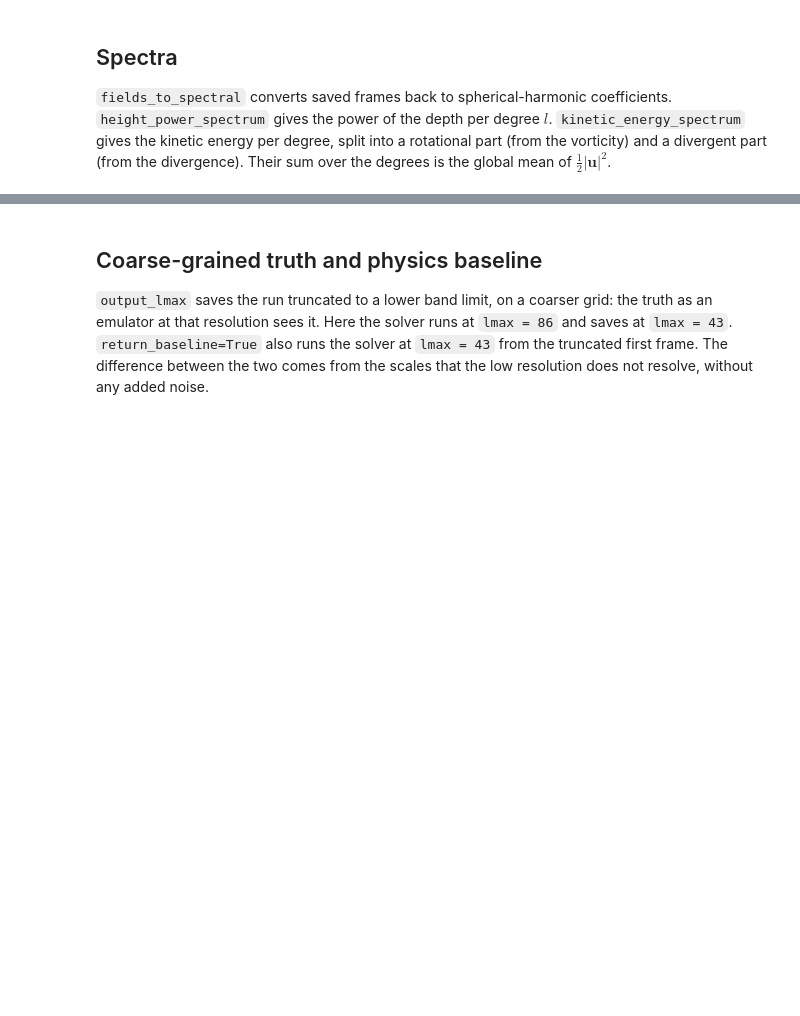
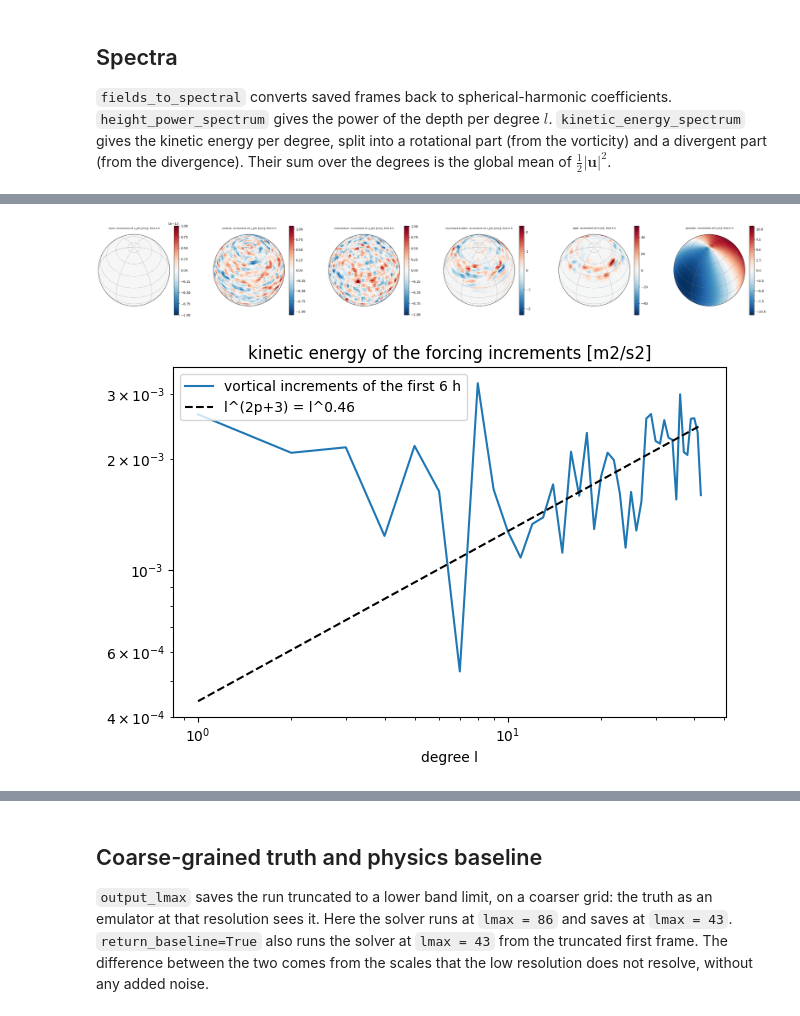
Before and after one commit to alan-turing-institute/autosim, a Jupyter notebook: examples/experimental/01_05_spherical_shallow_water_benchmark.ipynb, the cells around one changed output, grey strips where cells are left out. Drawn from its saved outputs; the diff is of its cells as text; code cells hidden in the pictures; blank space fills up the shorter version.

```diff
--- a/examples/experimental/01_05_spherical_shallow_water_benchmark.ipynb
+++ b/examples/experimental/01_05_spherical_shallow_water_benchmark.ipynb
@@ -391,33 +445,38 @@ for name in forced_simulators:
 # %%
-fig = plt.figure(figsize=(20, 5))
-panels = fig.subfigures(1, 4)
+fig = plt.figure(figsize=(30, 5))
+panels = fig.subfigures(1, 6)
 for column, name in enumerate(forced_simulators):
-    increments = forced_runs[name]["additional_input_fields"][0, 0, :, :, 1]  # u_phi
+    # SPPT and the periodic forcing act mostly on the height, the others on the wind
+    channel, label = (0, "h [m]") if name in ("sppt", "periodic") else (1, "u_phi [m/s]")
+    increments = forced_runs[name]["additional_input_fields"][0, 0, :, :, channel]
     limit = max(increments.abs().max().item(), 1e-12)
     plot_sphere(
         increments, fig=panels[column], grid=forced_simulators[name].grid,
         projection="orthographic", central_latitude=view_latitude, central_longitude=view_longitude,
         cmap="RdBu_r", vmin=-limit, vmax=limit, colorbar=True, gridlines=True,
-        title=name + ": increment of u_phi [m/s], first 6 h",
+        title=name + ": increment of " + label + ", first 6 h",
     )
 fig.savefig("figures/benchmark_forcing_increments.png", dpi=110, bbox_inches="tight")
 plt.show()
 
 # Kinetic-energy spectrum of the vortical increments, against the power law l^(2p+3)
 sim = forced_simulators["vortical"]
 increments = forced_runs["vortical"]["additional_input_fields"][:, 0]
 state = fields_to_spectral(sim.dynamics, increments)
 increment_spectrum = kinetic_energy_spectrum(state, radius)[0, 0].cpu()
 slope = 2 * sim.forcing_spectral_slope + 3
 reference = increment_spectrum[10] * (degrees[1:] / 10.0) ** slope
 fig, axis = plt.subplots(figsize=(6.5, 4.5))
 axis.loglog(degrees[1:], increment_spectrum[1:], label="vortical increments of the first 6 h")
 axis.loglog(degrees[1:], reference, "k--", label=f"l^(2p+3) = l^{slope:.2f}")
 axis.set_xlabel("degree l")
 axis.set_title("kinetic energy of the forcing increments [m2/s2]")
 axis.legend()
 fig.tight_layout()
 fig.savefig("figures/benchmark_forcing_spectrum.png", dpi=110)
 plt.show()
+# %% [output]
+[figure, added]
+[figure, added]
 # %%
 budget = forced_runs["vortical"]["energy_budget"][0]
```
Also changed, not shown: parts of 27 cells of this notebook.
